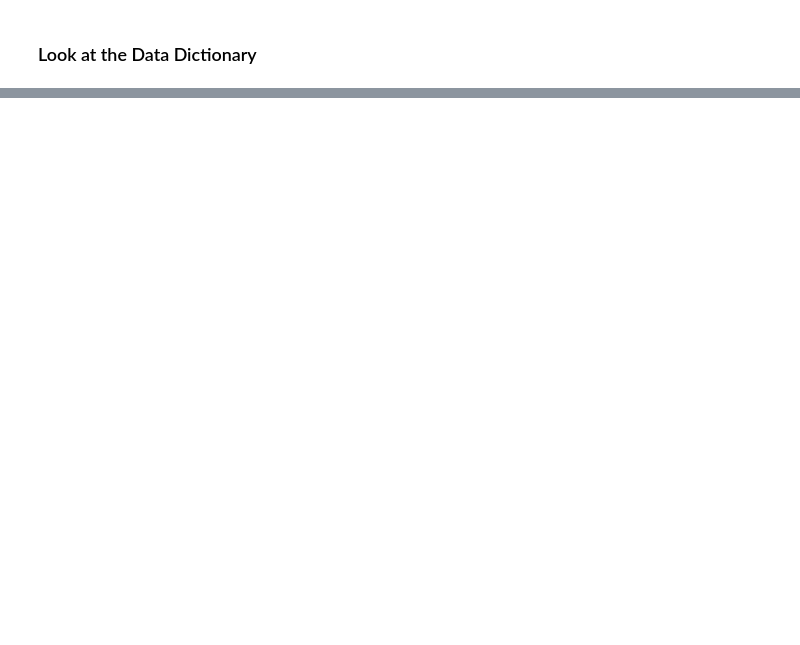
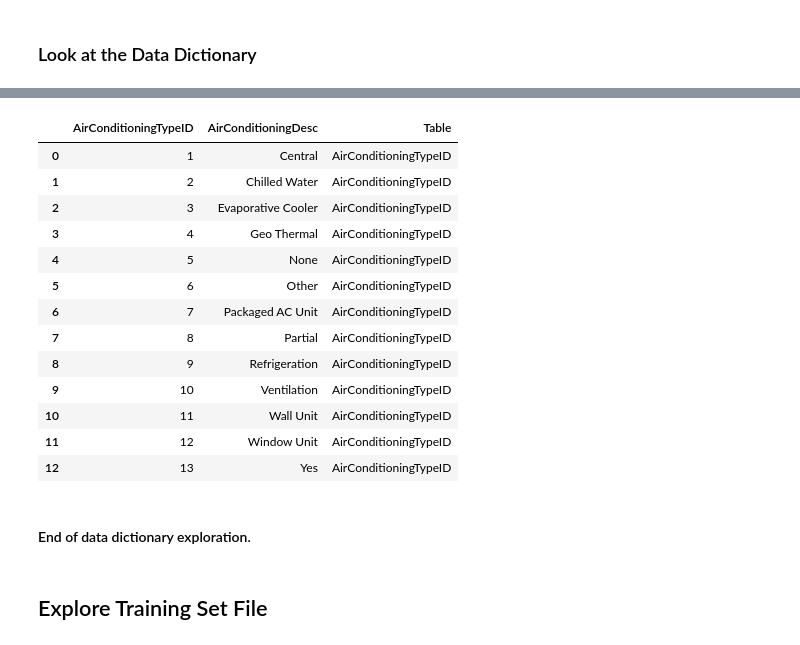
Before and after one commit to scollins83/kaggle_zillow_zestimate, a Jupyter notebook: ZC_EDA.ipynb, the cells around one changed output, grey strips where cells are left out. Drawn from its saved outputs; the diff is of its cells as text; code cells hidden in the pictures; blank space fills up the shorter version.

```diff
--- a/ZC_EDA.ipynb
+++ b/ZC_EDA.ipynb
@@ -36,0 +29,22 @@ dd = xl.parse('Data Dictionary')
+# %%
+def print_dictionary_tables(input_path):
+    try:
+        excel_file = pd.ExcelFile(input_path)
+        dfs = []
+        for sheet in excel_file.sheet_names:
+            print(sheet)
+            df = excel_file.parse(sheet)
+            if df.shape[1] == 2:
+                for i in range(df.shape[0]):
+                    print(df[df.columns[0]][i], ' - ' + df[df.columns[1]][i])
+                df['Table'] = sheet
+                dfs.append(df)
+            else:
+                print("Too many dimensions to print.")
+            print(' ')
+            print(' ')
+        return dfs
+    except:
+        "Dimensions incorrect."
+# %%
+dict_dfs = print_dictionary_tables('data/zillow_data_dictionary.xlsx')
@@ -36,0 +69,21 @@ dd = xl.parse('Data Dictionary')
+# %%
+dict_dfs[4]
+# %% [output]
+|  | AirConditioningTypeID | AirConditioningDesc | Table |
+| 0 | 1 | Central | AirConditioningTypeID |
+| 1 | 2 | Chilled Water | AirConditioningTypeID |
+| 2 | 3 | Evaporative Cooler | AirConditioningTypeID |
+| 3 | 4 | Geo Thermal | AirConditioningTypeID |
+| 4 | 5 | None | AirConditioningTypeID |
+| 5 | 6 | Other | AirConditioningTypeID |
+| 6 | 7 | Packaged AC Unit | AirConditioningTypeID |
+| 7 | 8 | Partial | AirConditioningTypeID |
+| 8 | 9 | Refrigeration | AirConditioningTypeID |
+| 9 | 10 | Ventilation | AirConditioningTypeID |
+| 10 | 11 | Wall Unit | AirConditioningTypeID |
+| 11 | 12 | Window Unit | AirConditioningTypeID |
+| 12 | 13 | Yes | AirConditioningTypeID |
+# %% [markdown]
+#### End of data dictionary exploration.
+# %% [markdown]
+## Explore Training Set File
```
Also changed, not shown: parts of 30 cells of this notebook.
